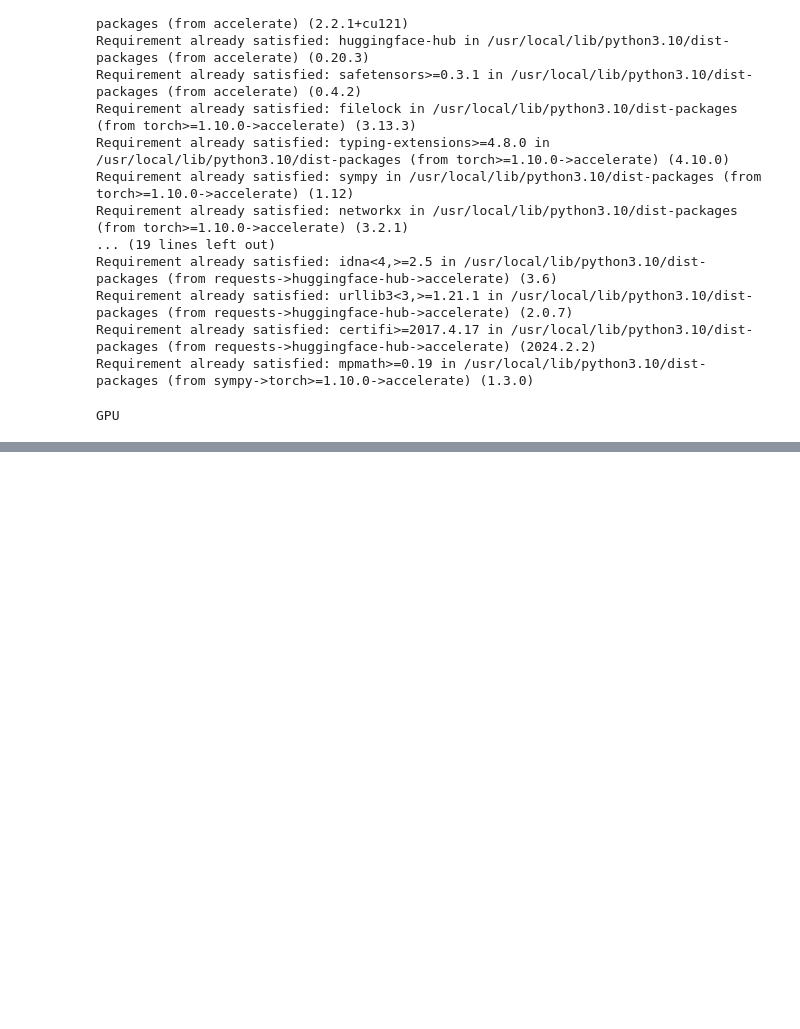
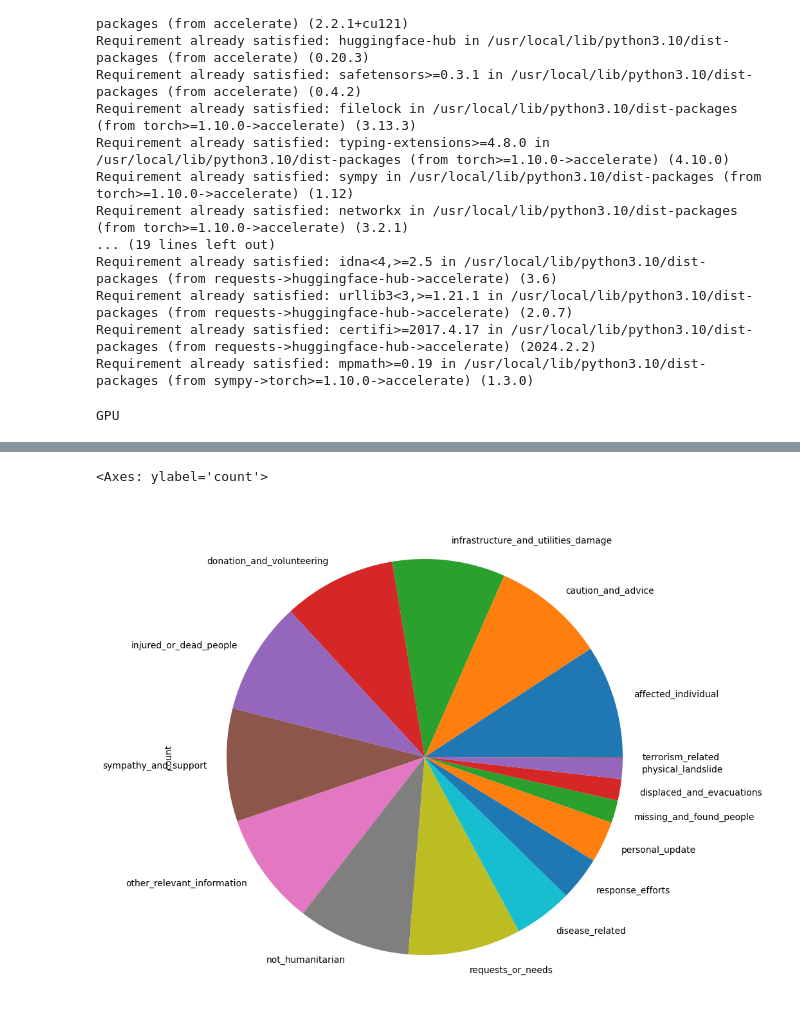
Before and after one commit to BHatiru/NLP_Project, a Jupyter notebook: BertFineTune.ipynb, the cells around one changed output, grey strips where cells are left out. Cells and saved outputs as stored; diff of their text form; code cells hidden in the pictures; blank space fills up the shorter version.

```diff
--- a/BertFineTune.ipynb
+++ b/BertFineTune.ipynb
@@ -334,0 +322,10 @@ trainer.evaluate(eval_dataset=test_dataset)
+# %%
+# classes are imbalanced and too much samples, so we will use a subset of the data
+
+# limit samples to 2000 per class, take random 2000 if class has more than 2000 samples
+train_df = train_df.reset_index(drop=True)
+train_df = train_df.groupby('class_label').apply(lambda x: x.sample(n=2000, random_state=42) if len(x) > 2000 else x)
+train_df.class_label.value_counts().plot(kind='pie', figsize=(10,10))
+# %% [output]
+<Axes: ylabel='count'>
+[figure, added]
```
Also changed, not shown: parts of 26 cells of this notebook.
